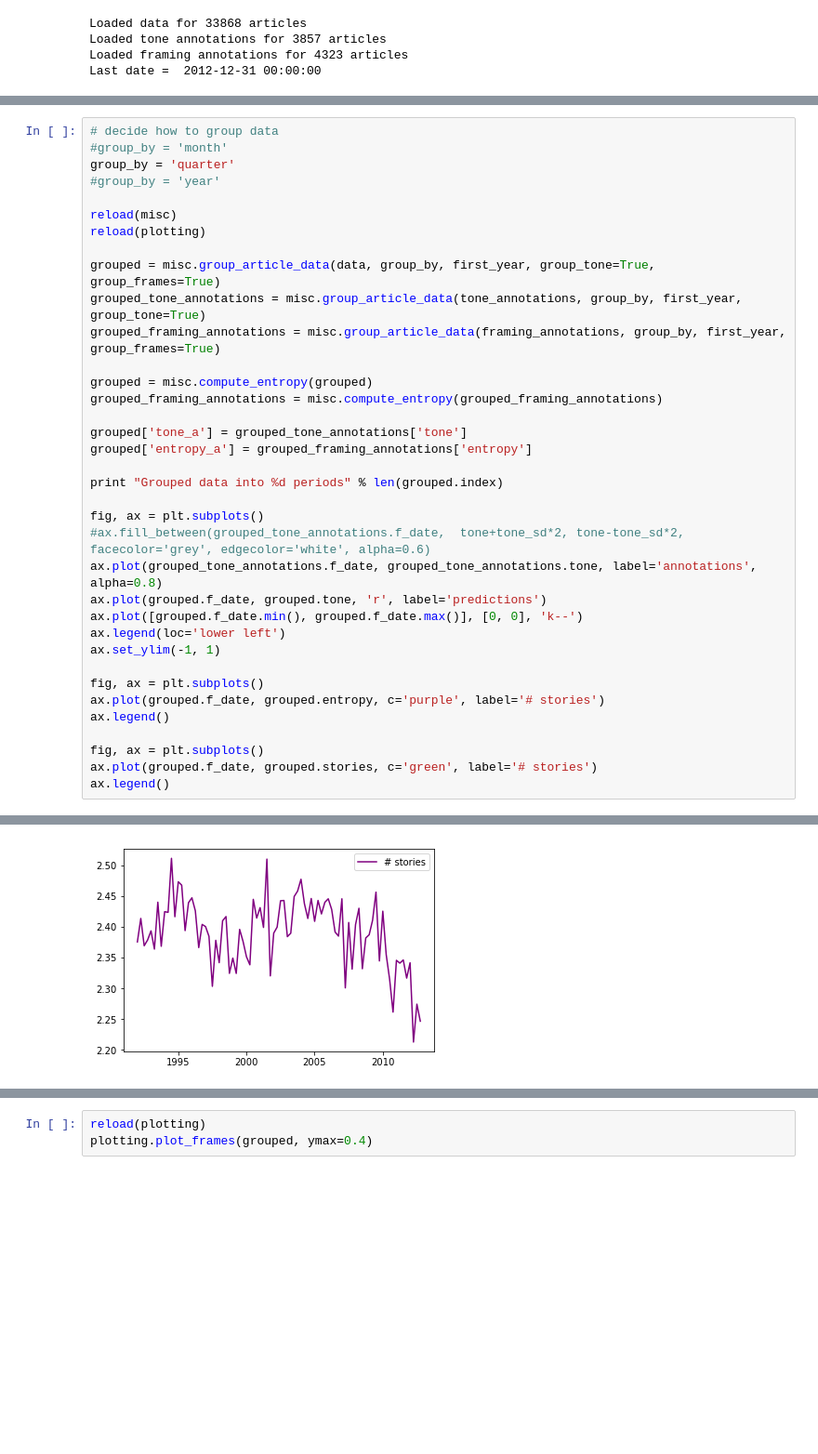
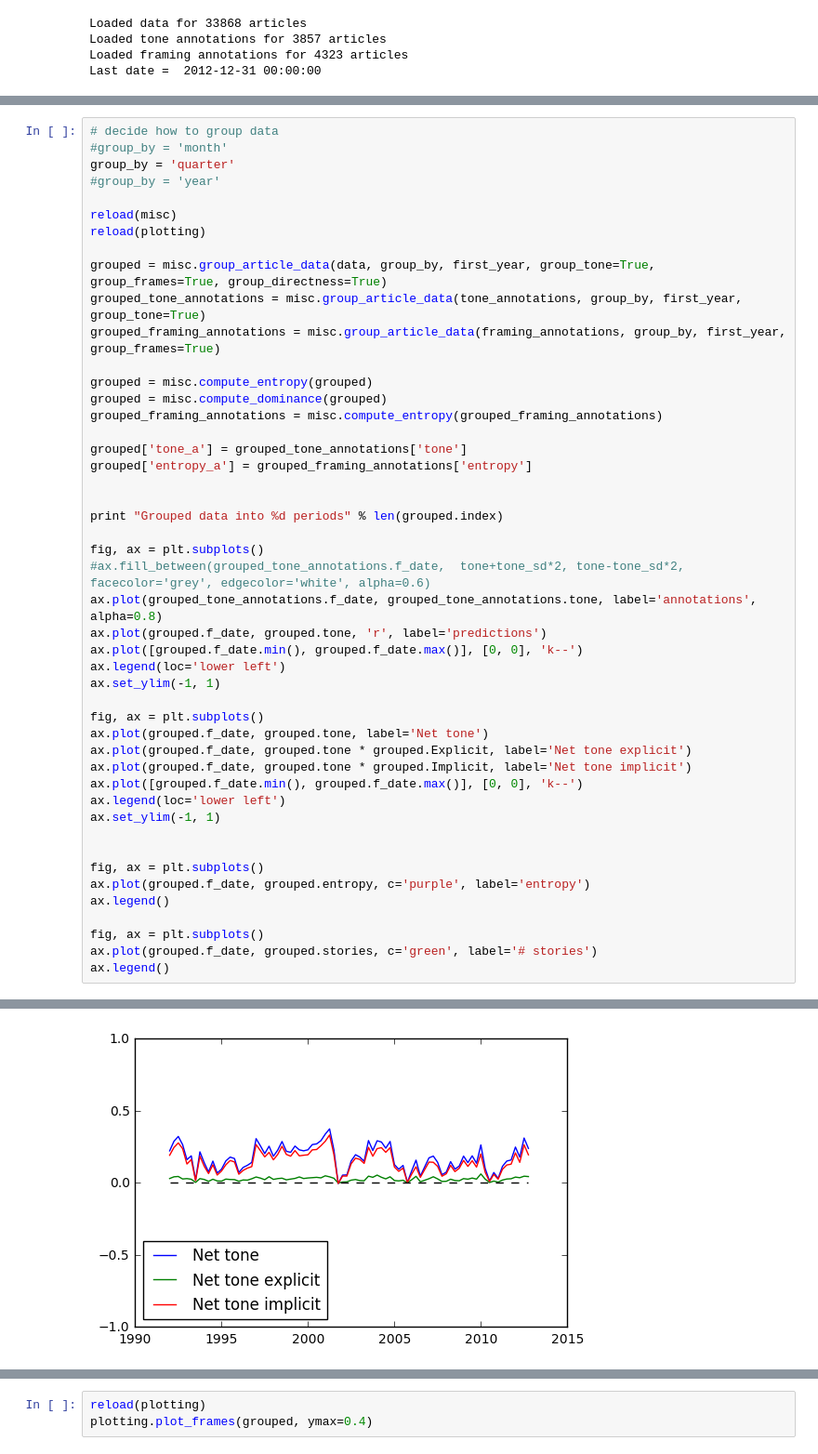
Before and after one commit to dallascard/predicting_public_opinion, a Jupyter notebook: immigration2.ipynb, the cells around one changed output, grey strips where cells are left out. Shown at 93% size. Drawn from its saved outputs; the diff is of its cells as text; blank space fills up the shorter version.

```diff
--- a/immigration2.ipynb
+++ b/immigration2.ipynb
@@ -55,15 +68,17 @@ group_by = 'quarter'
 reload(misc)
 reload(plotting)
 
-grouped = misc.group_article_data(data, group_by, first_year, group_tone=True, group_frames=True)
+grouped = misc.group_article_data(data, group_by, first_year, group_tone=True, group_frames=True, group_directness=True)
 grouped_tone_annotations = misc.group_article_data(tone_annotations, group_by, first_year, group_tone=True)
 grouped_framing_annotations = misc.group_article_data(framing_annotations, group_by, first_year, group_frames=True)
 
 grouped = misc.compute_entropy(grouped)
+grouped = misc.compute_dominance(grouped)
 grouped_framing_annotations = misc.compute_entropy(grouped_framing_annotations)
 
 grouped['tone_a'] = grouped_tone_annotations['tone']
 grouped['entropy_a'] = grouped_framing_annotations['entropy']
+
 
 print "Grouped data into %d periods" % len(grouped.index)
 
@@ -76,7 +91,16 @@ ax.legend(loc='lower left')
 ax.set_ylim(-1, 1)
 
 fig, ax = plt.subplots()
-ax.plot(grouped.f_date, grouped.entropy, c='purple', label='# stories')
+ax.plot(grouped.f_date, grouped.tone, label='Net tone')
+ax.plot(grouped.f_date, grouped.tone * grouped.Explicit, label='Net tone explicit')
+ax.plot(grouped.f_date, grouped.tone * grouped.Implicit, label='Net tone implicit')
+ax.plot([grouped.f_date.min(), grouped.f_date.max()], [0, 0], 'k--')
+ax.legend(loc='lower left')
+ax.set_ylim(-1, 1)
+
+
+fig, ax = plt.subplots()
+ax.plot(grouped.f_date, grouped.entropy, c='purple', label='entropy')
 ax.legend()
 
 fig, ax = plt.subplots()
@@ -89 +113 @@ Grouped data into 84 periods
-[figure, old version]
+[figure, new version]
```
Also changed, not shown: parts of 3 cells of this notebook, 1 other file.
